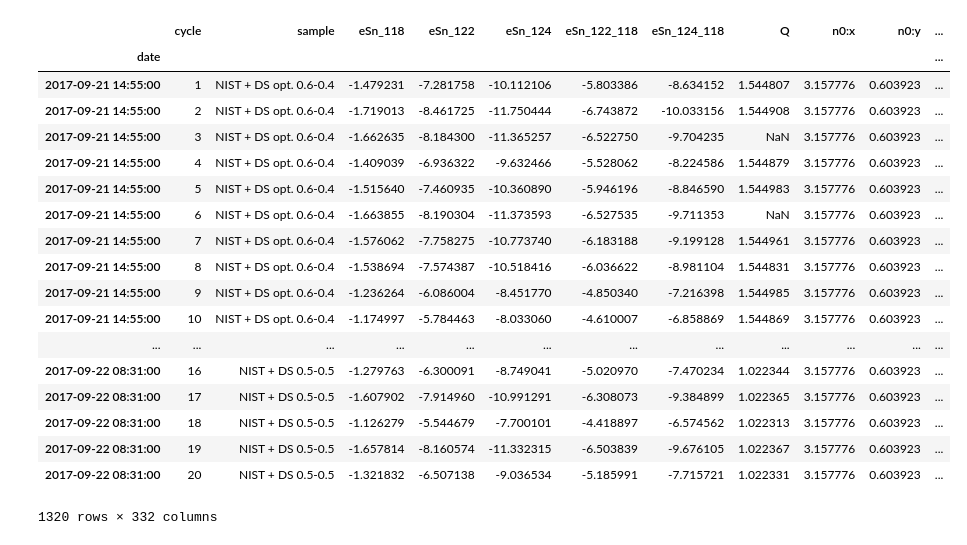
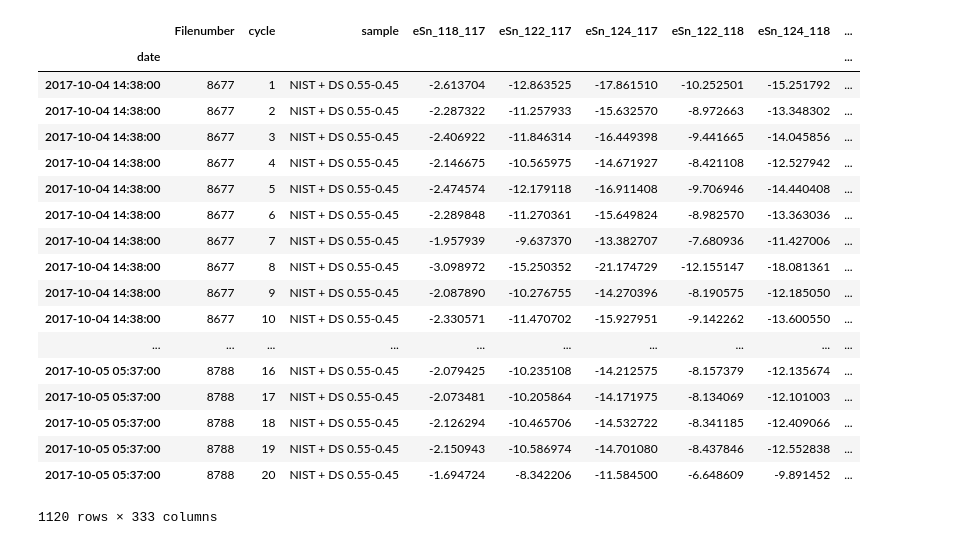
Before and after one commit to Marfster/Double_Spike_sim, a Jupyter notebook: DS_inversion.ipynb, the cells around one changed output. Saved outputs shown, nothing was run; the diff lists cells and outputs as text; code cells hidden in the pictures.

```diff
--- a/DS_inversion.ipynb
+++ b/DS_inversion.ipynb
@@ -47,7 +54,7 @@ cup_config = cycles_spike
 mass_range = cycle_Sn_spike_mass_range
 
 # Isotopes used for Interference correction
-corr_isotopes_2 = {"Te" : "125", "Xe" : "129"}
+corr_isotopes_2 = {"Te" : "126", "Xe" : "129"}
 #corr_isotopes_2 = {}
 #corr_isotopes_Sb = {"Te": "125"}
 
@@ -64,23 +71,23 @@ Sn_monitor = ["125"]
 
 #isotope_ls = eval_iso_list(Sn_isotopes, denom_isotope, Sn_monitor)
 
-#data_sample_column = [(i + "/" + denom_isotope) for i in isotope_ls]
 isotopes = [["118", "119", "120", "122", "124"]]
+data_sample_column = [(i + "/" + denom_isotope) for i in isotopes[0]]
 
 # Amount of interations for estimation of instrumental and natural fractionation
 loop_nat = 3
 loop_ins = 6
 # assumended instrumental and natural fractionation
-start_nat = -0.1 #start_nat = -0.1
-start_ins = -2 #start_ins = 2
+start_nat = 1000 #start_nat = -0.1
+start_ins = 0.001 #start_ins = 2
 # isotope ratio used for calculation of instrumental and natural fractionation [denominator[x, y, z]] e.g. [117,[118, 122, 124]] x = 118/117
 inv_iso_ratio = 'x'
 
 # Mass fractionation law ("exp" or "GPL")
-law = "exp"
+law = "GPL"
 
 # n for GPL
-n_GPL_ins = 0.1
+n_GPL_ins = 0.3
 n_GPL_nat = 0.001
 
 # Interference_corr on the denominator isotope
@@ -158,7 +195,10 @@ df_all
 # %%
+### performs dataevaluation for all sample data ###
+
 files_1 = range(files_start, files_end, 1)
 df_raw_signals = pd.DataFrame()
 df_DS_inv= pd.DataFrame()
+df_int_corr_all = pd.DataFrame()
 
 for sample in sample_ls:
     df = NU_data_read(path, sample, cup_config)
@@ -214,7 +254,7 @@ for sample in sample_ls:
     # raw ratios from dataframe in dictionary for data handling
     data_sample = pd.DataFrame.from_dict(data_sample, orient = 'index')
     # First DS-inversion without interference correction
-    data_spike_obj = calc_dspike_sample(Sn_meas_obj, data_sample, spike_obj, Sn_mass_obj, spikeSn_ls , denom_isotope, law, n_GPL_ins, n_GPL_nat)
+    data_spike_obj = calc_dspike_sample(Sn_meas_obj, data_sample, spike_obj, Sn_masses, spikeSn_ls , denom_isotope, law, n_GPL_ins, n_GPL_nat)
     data_spike_calc = data_spike_obj.dspike_corr(loop_nat, loop_ins, start_nat, start_ins, inv_iso_ratio)
     # Beta for interference correction
     beta = data_spike_calc["frac_ins_x2.5"]
@@ -223,12 +263,13 @@ for sample in sample_ls:
     # interference corrected raw ratios
     data_corr_raw = pd.DataFrame.from_dict(spike_corr, orient = 'index')
     # Second DS-inversion
-    data_spike_obj = calc_dspike_sample(Sn_meas_obj, data_corr_raw, spike_obj, Sn_mass_obj, spikeSn_ls , denom_isotope, law, n_GPL_ins, n_GPL_nat)
+    data_spike_obj = calc_dspike_sample(Sn_meas_obj, data_corr_raw, spike_obj, Sn_masses, spikeSn_ls , denom_isotope, law, n_GPL_ins, n_GPL_nat)
     data_spike_calc_2 = data_spike_obj.dspike_corr(loop_nat, loop_ins, start_nat, start_ins, inv_iso_ratio)
     #Calculation of eSn
-    data_spike_calc_2["eSn_118"] = ((data_spike_calc_2["Nr2:x"]/data_spike_calc_2["n0:x"])-1)*10000
-    data_spike_calc_2["eSn_122"] = ((data_spike_calc_2["Nr2:y"]/data_spike_calc_2["n0:y"])-1)*10000
-    data_spike_calc_2["eSn_124"] = ((data_spike_calc_2["Nr2:z"]/data_spike_calc_2["n0:z"])-1)*10000
+    data_spike_calc_2["Filenumber"] = sample
+    data_spike_calc_2["eSn_118_117"] = ((data_spike_calc_2["Nr2:x"]/data_spike_calc_2["n0:x"])-1)*10000
+    data_spike_calc_2["eSn_122_117"] = ((data_spike_calc_2["Nr2:y"]/data_spike_calc_2["n0:y"])-1)*10000
+    data_spike_calc_2["eSn_124_117"] = ((data_spike_calc_2["Nr2:z"]/data_spike_calc_2["n0:z"])-1)*10000
     data_spike_calc_2["eSn_122_118"] = (((data_spike_calc_2["Nr2:y"]/data_spike_calc_2["Nr2:x"])/(data_spike_calc_2["n0:y"]/data_spike_calc_2["n0:x"]))-1)*10000
     data_spike_calc_2["eSn_124_118"] = (((data_spike_calc_2["Nr2:z"]/data_spike_calc_2["Nr2:x"])/(data_spike_calc_2["n0:z"]/data_spike_calc_2["n0:x"]))-1)*10000
     data_spike_calc_2["fsam"] = 1/((data_spike_calc_2["Mr2.5:x"]*0.07669971 - 0.24220048)/(0.00525699 - data_spike_calc_2["Mr2.5:x"]*0.51062751)+1)
@@ -250,3 +291,14 @@ for sample in sample_ls:
 
     # Add each sample in for loop to a dataframe
     df_DS_inv = df_DS_inv.append(data_spike_calc_2)
+
+    # Dataframe with amount of Interference corr - raw ratios before corr - after corr
+    df_int_corr = data_sample - data_corr_raw
+    df_int_corr = df_int_corr[sorted(df_int_corr.columns)]
+    df_int_corr.columns = data_sample_column
+    df_int_corr["date"] = datetime.strptime(date+starttime, '%d/%m/%Y%H:%M')
+    df_int_corr["sample"] = sample_name
+    df_int_corr["cycle"] = df_int_corr.index.values
+    df_int_corr["Filenumber"] = sample
+
+    df_int_corr_all = df_int_corr_all.append(df_int_corr)
@@ -253,34 +326,35 @@ for sample in sample_ls:
 # %%
+### show all data for each cycles ###
 df_DS_inv = df_DS_inv.set_index("date")
-columns = ["cycle", "sample", "eSn_118", "eSn_122", "eSn_124", "eSn_122_118","eSn_124_118", "Q"]
-columns.extend(df_DS_inv.drop(["cycle", "sample", "eSn_118", "eSn_122", "eSn_124", "eSn_122_118", "eSn_124_118", "Q", "121", "123", "127", "131"], axis=1).columns)
+columns = ["Filenumber", "cycle", "sample", "eSn_118_117", "eSn_122_117", "eSn_124_117", "eSn_122_118","eSn_124_118", "Q"]
+columns.extend(df_DS_inv.drop(["Filenumber", "cycle", "sample", "eSn_118_117", "eSn_122_117", "eSn_124_117", "eSn_122_118", "eSn_124_118", "Q", "121", "123", "127", "131"], axis=1).columns)
 df_DS_inv_sub = pd.DataFrame(df_DS_inv, columns = columns)
 
 #df_internal_sub["Cd/Sn"] = (df_internal_norm["111"]/12.722)/(df_internal_norm["118"]/24.223)
 df_DS_inv_sub["Te/Sn_nat"] = (df_DS_inv["125"]/7.0509)/(df_DS_inv["118"]/24.223)
 
 #df_internal_sub["Te/Sn"] = (df_internal_norm["126"]/18.8066)/(df_internal_norm["118"]/24.223)
 #df_internal_sub = df_internal_sub[df_internal_sub["118"] >= 7]
 #df_external_sub.to_csv(path_sav + "Sn_H9_L4_internal_corr_all.csv")
 df_DS_inv_sub
 # %% [output]
-|  | cycle | sample | eSn_118 | eSn_122 | eSn_124 | eSn_122_118 | eSn_124_118 | Q | n0:x | n0:y | ... |
-| date |  |  |  |  |  |  |  |  |  |  | ... |
-| 2017-09-21 14:55:00 | 1 | NIST + DS opt. 0.6-0.4 | -1.479231 | -7.281758 | -10.112106 | -5.803386 | -8.634152 | 1.544807 | 3.157776 | 0.603923 | ... |
-| 2017-09-21 14:55:00 | 2 | NIST + DS opt. 0.6-0.4 | -1.719013 | -8.461725 | -11.750444 | -6.743872 | -10.033156 | 1.544908 | 3.157776 | 0.603923 | ... |
-| 2017-09-21 14:55:00 | 3 | NIST + DS opt. 0.6-0.4 | -1.662635 | -8.184300 | -11.365257 | -6.522750 | -9.704235 | NaN | 3.157776 | 0.603923 | ... |
-| 2017-09-21 14:55:00 | 4 | NIST + DS opt. 0.6-0.4 | -1.409039 | -6.936322 | -9.632466 | -5.528062 | -8.224586 | 1.544879 | 3.157776 | 0.603923 | ... |
-| 2017-09-21 14:55:00 | 5 | NIST + DS opt. 0.6-0.4 | -1.515640 | -7.460935 | -10.360890 | -5.946196 | -8.846590 | 1.544983 | 3.157776 | 0.603923 | ... |
-| 2017-09-21 14:55:00 | 6 | NIST + DS opt. 0.6-0.4 | -1.663855 | -8.190304 | -11.373593 | -6.527535 | -9.711353 | NaN | 3.157776 | 0.603923 | ... |
-| 2017-09-21 14:55:00 | 7 | NIST + DS opt. 0.6-0.4 | -1.576062 | -7.758275 | -10.773740 | -6.183188 | -9.199128 | 1.544961 | 3.157776 | 0.603923 | ... |
-| 2017-09-21 14:55:00 | 8 | NIST + DS opt. 0.6-0.4 | -1.538694 | -7.574387 | -10.518416 | -6.036622 | -8.981104 | 1.544831 | 3.157776 | 0.603923 | ... |
-| 2017-09-21 14:55:00 | 9 | NIST + DS opt. 0.6-0.4 | -1.236264 | -6.086004 | -8.451770 | -4.850340 | -7.216398 | 1.544985 | 3.157776 | 0.603923 | ... |
-| 2017-09-21 14:55:00 | 10 | NIST + DS opt. 0.6-0.4 | -1.174997 | -5.784463 | -8.033060 | -4.610007 | -6.858869 | 1.544869 | 3.157776 | 0.603923 | ... |
-| ... | ... | ... | ... | ... | ... | ... | ... | ... | ... | ... | ... |
-| 2017-09-22 08:31:00 | 16 | NIST + DS 0.5-0.5 | -1.279763 | -6.300091 | -8.749041 | -5.020970 | -7.470234 | 1.022344 | 3.157776 | 0.603923 | ... |
-| 2017-09-22 08:31:00 | 17 | NIST + DS 0.5-0.5 | -1.607902 | -7.914960 | -10.991291 | -6.308073 | -9.384899 | 1.022365 | 3.157776 | 0.603923 | ... |
-| 2017-09-22 08:31:00 | 18 | NIST + DS 0.5-0.5 | -1.126279 | -5.544679 | -7.700101 | -4.418897 | -6.574562 | 1.022313 | 3.157776 | 0.603923 | ... |
-| 2017-09-22 08:31:00 | 19 | NIST + DS 0.5-0.5 | -1.657814 | -8.160574 | -11.332315 | -6.503839 | -9.676105 | 1.022367 | 3.157776 | 0.603923 | ... |
-| 2017-09-22 08:31:00 | 20 | NIST + DS 0.5-0.5 | -1.321832 | -6.507138 | -9.036534 | -5.185991 | -7.715721 | 1.022331 | 3.157776 | 0.603923 | ... |
+|  | Filenumber | cycle | sample | eSn_118_117 | eSn_122_117 | eSn_124_117 | eSn_122_118 | eSn_124_118 | ... |
+| date |  |  |  |  |  |  |  |  | ... |
+| 2017-10-04 14:38:00 | 8677 | 1 | NIST + DS 0.55-0.45 | -2.613704 | -12.863525 | -17.861510 | -10.252501 | -15.251792 | ... |
+| 2017-10-04 14:38:00 | 8677 | 2 | NIST + DS 0.55-0.45 | -2.287322 | -11.257933 | -15.632570 | -8.972663 | -13.348302 | ... |
+| 2017-10-04 14:38:00 | 8677 | 3 | NIST + DS 0.55-0.45 | -2.406922 | -11.846314 | -16.449398 | -9.441665 | -14.045856 | ... |
+| 2017-10-04 14:38:00 | 8677 | 4 | NIST + DS 0.55-0.45 | -2.146675 | -10.565975 | -14.671927 | -8.421108 | -12.527942 | ... |
+| 2017-10-04 14:38:00 | 8677 | 5 | NIST + DS 0.55-0.45 | -2.474574 | -12.179118 | -16.911408 | -9.706946 | -14.440408 | ... |
+| 2017-10-04 14:38:00 | 8677 | 6 | NIST + DS 0.55-0.45 | -2.289848 | -11.270361 | -15.649824 | -8.982570 | -13.363036 | ... |
+| 2017-10-04 14:38:00 | 8677 | 7 | NIST + DS 0.55-0.45 | -1.957939 | -9.637370 | -13.382707 | -7.680936 | -11.427006 | ... |
+| 2017-10-04 14:38:00 | 8677 | 8 | NIST + DS 0.55-0.45 | -3.098972 | -15.250352 | -21.174729 | -12.155147 | -18.081361 | ... |
+| 2017-10-04 14:38:00 | 8677 | 9 | NIST + DS 0.55-0.45 | -2.087890 | -10.276755 | -14.270396 | -8.190575 | -12.185050 | ... |
+| 2017-10-04 14:38:00 | 8677 | 10 | NIST + DS 0.55-0.45 | -2.330571 | -11.470702 | -15.927951 | -9.142262 | -13.600550 | ... |
+| ... | ... | ... | ... | ... | ... | ... | ... | ... | ... |
+| 2017-10-05 05:37:00 | 8788 | 16 | NIST + DS 0.55-0.45 | -2.079425 | -10.235108 | -14.212575 | -8.157379 | -12.135674 | ... |
+| 2017-10-05 05:37:00 | 8788 | 17 | NIST + DS 0.55-0.45 | -2.073481 | -10.205864 | -14.171975 | -8.134069 | -12.101003 | ... |
+| 2017-10-05 05:37:00 | 8788 | 18 | NIST + DS 0.55-0.45 | -2.126294 | -10.465706 | -14.532722 | -8.341185 | -12.409066 | ... |
+| 2017-10-05 05:37:00 | 8788 | 19 | NIST + DS 0.55-0.45 | -2.150943 | -10.586974 | -14.701080 | -8.437846 | -12.552838 | ... |
+| 2017-10-05 05:37:00 | 8788 | 20 | NIST + DS 0.55-0.45 | -1.694724 | -8.342206 | -11.584500 | -6.648609 | -9.891452 | ... |
-1320 rows × 332 columns
+1120 rows × 333 columns
 # %%
```
Also changed, not shown: parts of 33 cells of this notebook.
